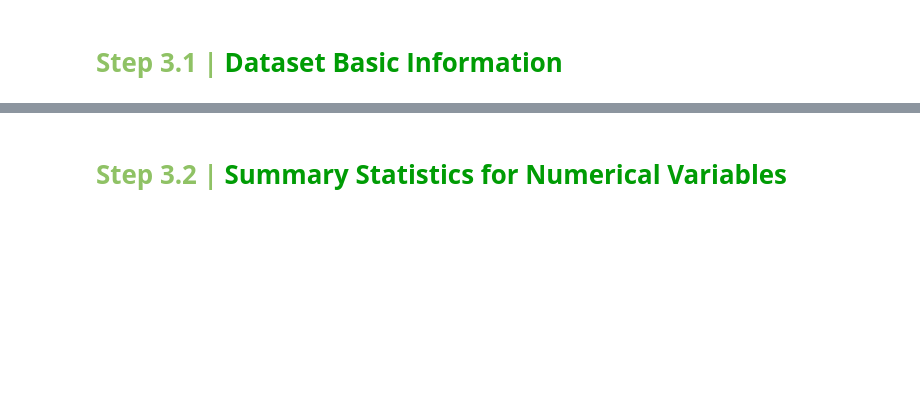
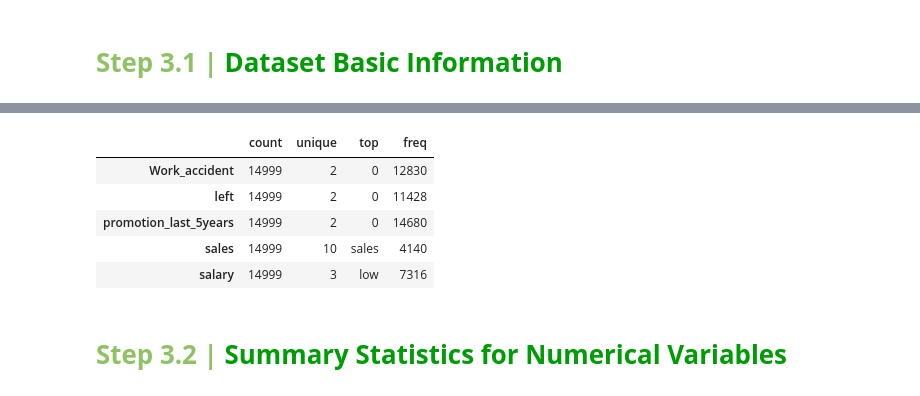
Before and after one commit to plozano0/Hands-On-Data-Analysis-with-Pandas-2nd-Edition, a Jupyter notebook: Lozano_P_Final_Project.ipynb, the cells around one changed output, grey strips where cells are left out. Saved outputs shown, nothing was run; the diff lists cells and outputs as text; code cells hidden in the pictures; blank space fills up the shorter version.

```diff
--- a/Lozano_P_Final_Project.ipynb
+++ b/Lozano_P_Final_Project.ipynb
@@ -167,3 +204,13 @@ df.dtypes
+# %%
+# Describe and Summarize the object data type columns in Table format
+df.describe(include=object).T
+# %% [output]
+|  | count | unique | top | freq |
+| Work_accident | 14999 | 2 | 0 | 12830 |
+| left | 14999 | 2 | 0 | 11428 |
+| promotion_last_5years | 14999 | 2 | 0 | 14680 |
+| sales | 14999 | 10 | sales | 4140 |
+| salary | 14999 | 3 | low | 7316 |
 # %% [markdown]
 <a id="num_statistics"></a>
 # <b><span style='color:#8fc265'>Step 3.2 |</span><span style='color:#009c05'> Summary Statistics for Numerical Variables</span></b>
```
Also changed, not shown: parts of 19 cells of this notebook, 3 other files.
